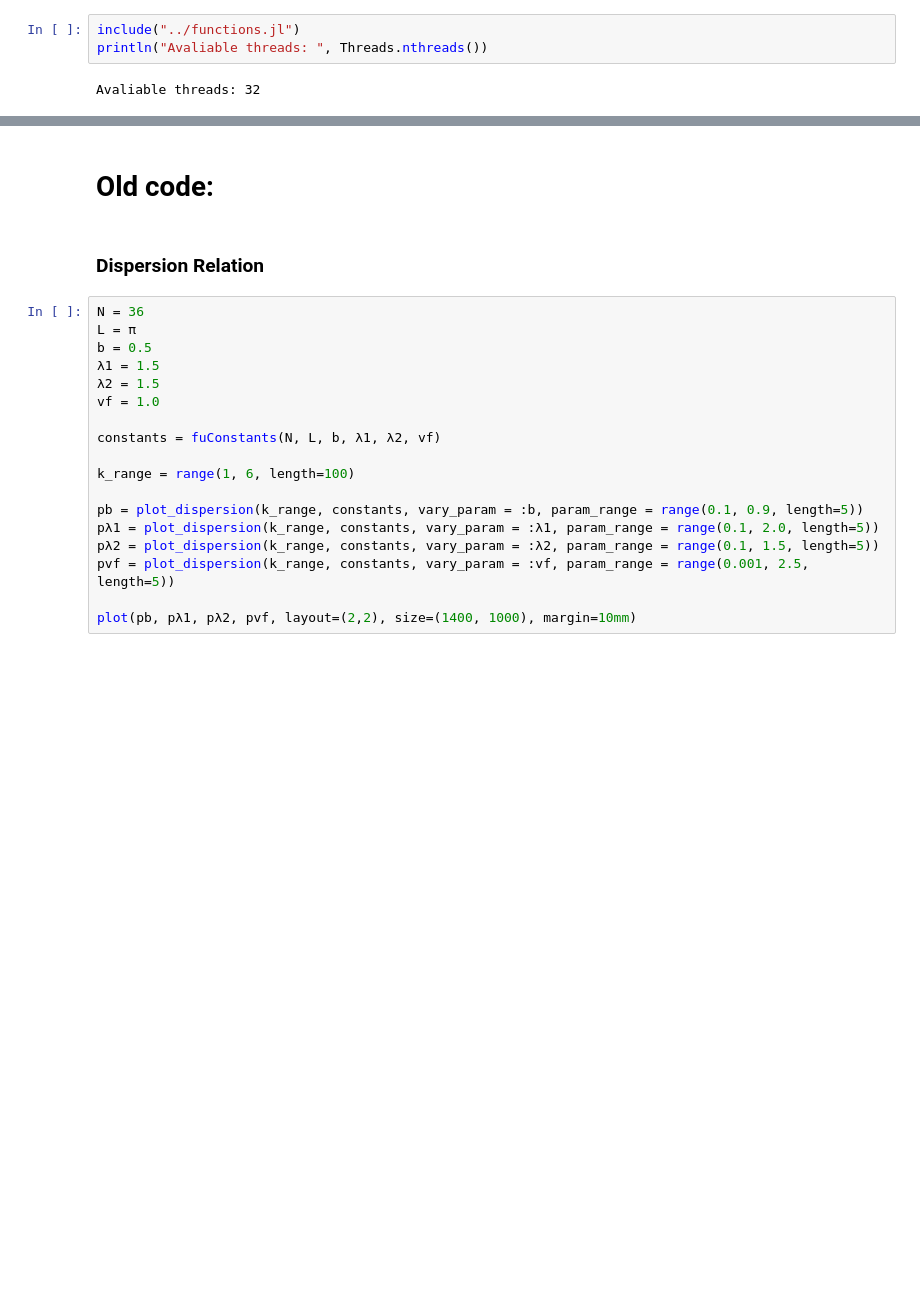
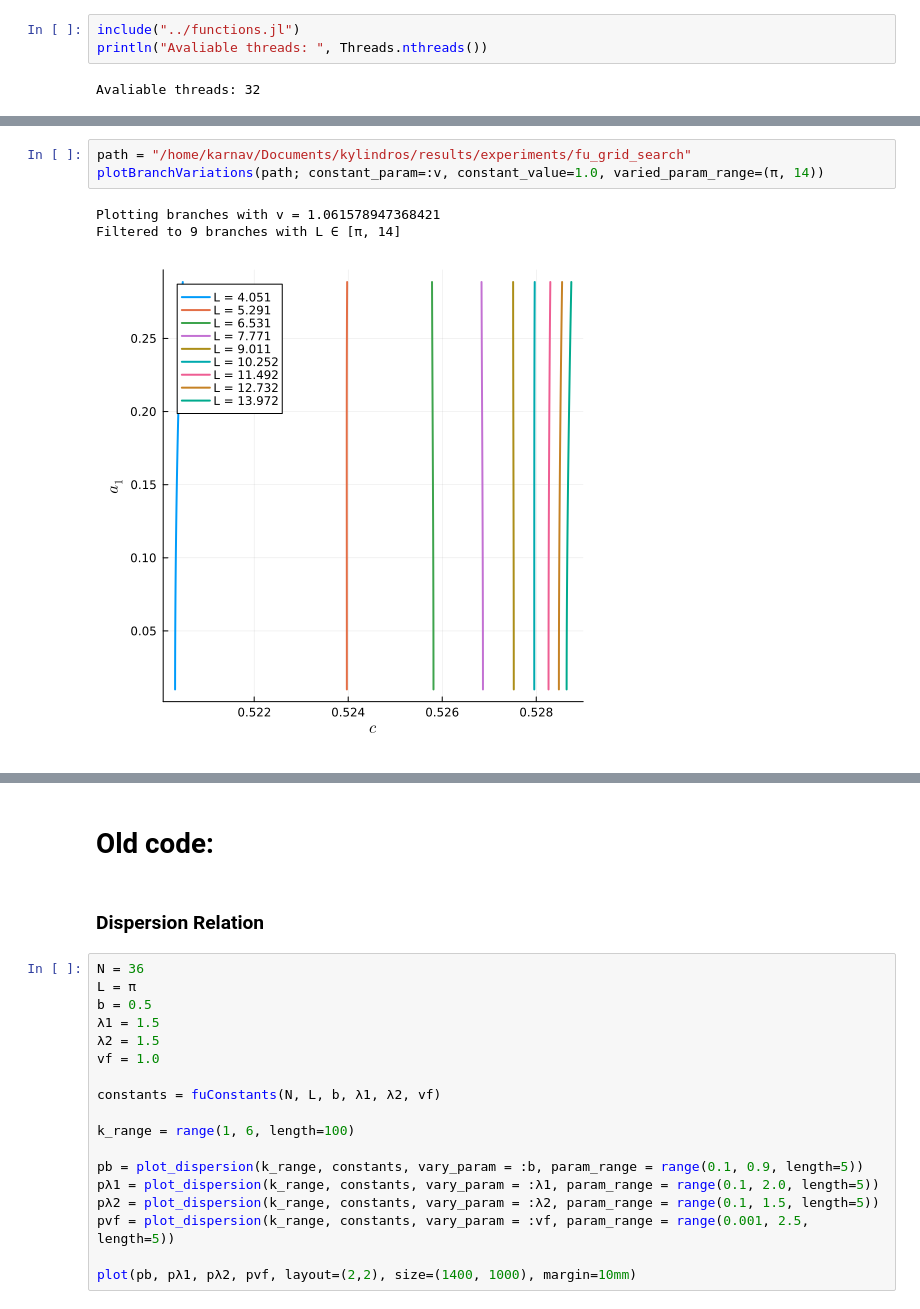
Before and after one commit to karnavr/kylindros, a Jupyter notebook: notebooks/fu.ipynb, the cells around one changed output, grey strips where cells are left out. Cells and saved outputs as stored; diff of their text form; blank space fills up the shorter version.

```diff
--- a/notebooks/fu.ipynb
+++ b/notebooks/fu.ipynb
@@ -53,0 +65,7 @@ plotEverything(solutions, constants, metadata)
+# %%
+path = "/home/karnav/Documents/kylindros/results/experiments/fu_grid_search"
+plotBranchVariations(path; constant_param=:v, constant_value=1.0, varied_param_range=(π, 14))
+# %% [output]
+Plotting branches with v = 1.061578947368421
+Filtered to 9 branches with L ∈ [π, 14]
+[figure, added]
```
Also changed, not shown: parts of 7 cells of this notebook, 6 other files.
